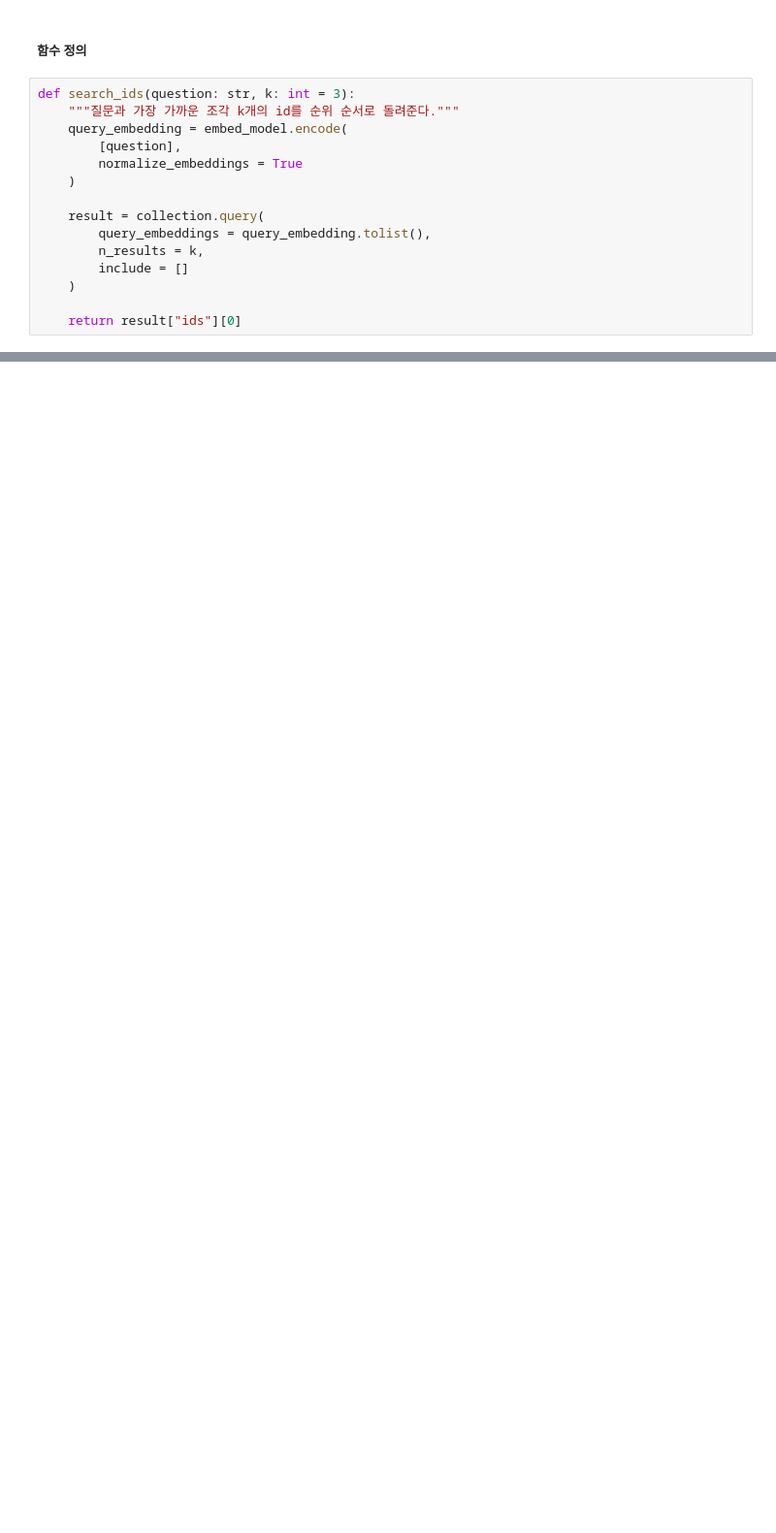
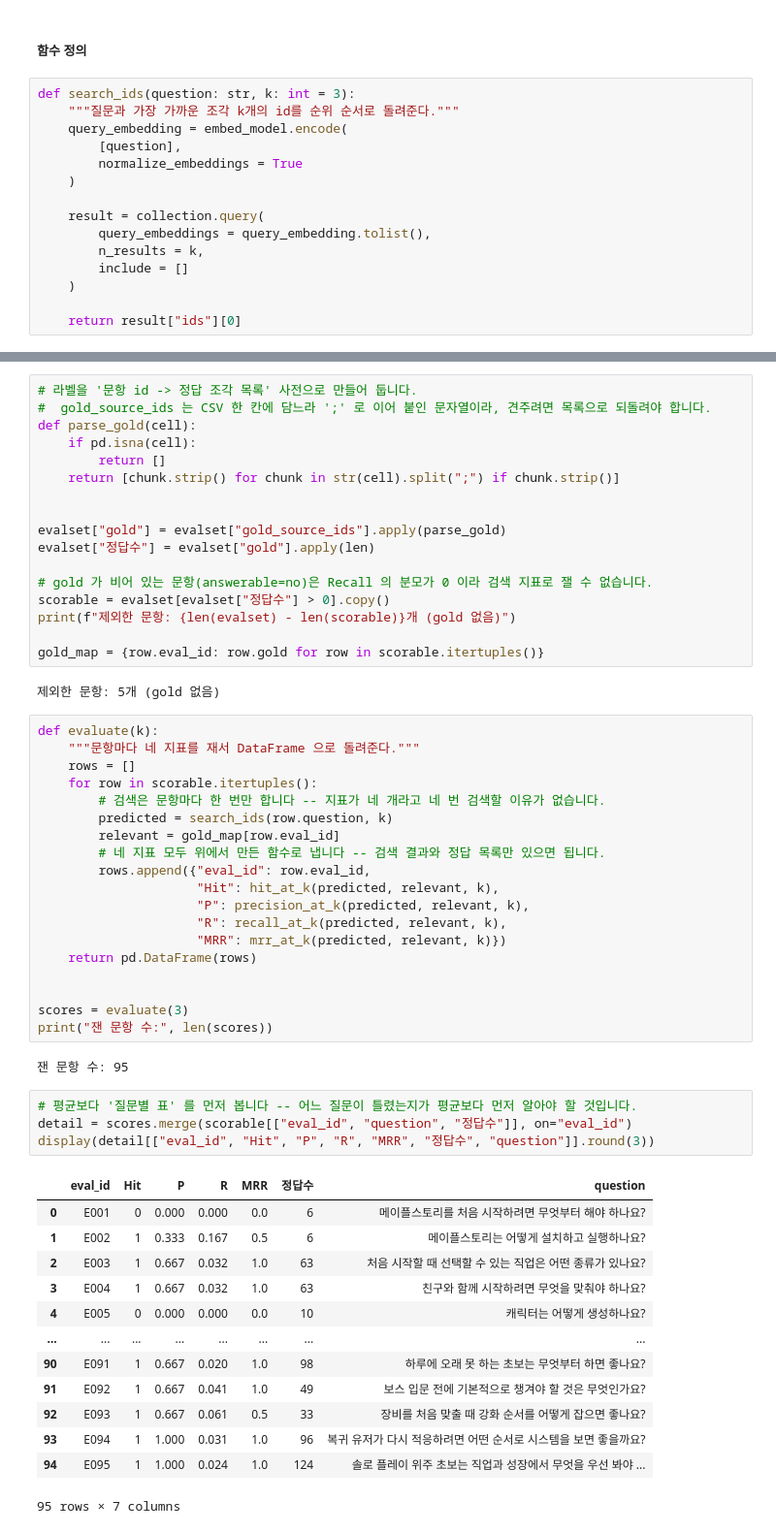
Before and after one commit to encore-ai-campus/mle-01-p1-team3, a Jupyter notebook: notebooks/evaluation_dataset.ipynb, the cells around one changed output, grey strips where cells are left out. Shown at 97% size. Saved outputs shown, nothing was run; the diff lists cells and outputs as text; blank space fills up the shorter version.

```diff
--- a/notebooks/evaluation_dataset.ipynb
+++ b/notebooks/evaluation_dataset.ipynb
@@ -160,0 +202,58 @@ Q-어떤 직업을 선택할 수 있나요? A-메이플스토리에는 전사 ·
+# %%
+# 라벨을 '문항 id -> 정답 조각 목록' 사전으로 만들어 둡니다.
+#  gold_source_ids 는 CSV 한 칸에 담느라 ';' 로 이어 붙인 문자열이라, 견주려면 목록으로 되돌려야 합니다.
+def parse_gold(cell):
+    if pd.isna(cell):
+        return []
+    return [chunk.strip() for chunk in str(cell).split(";") if chunk.strip()]
+
+
+evalset["gold"] = evalset["gold_source_ids"].apply(parse_gold)
+evalset["정답수"] = evalset["gold"].apply(len)
+
+# gold 가 비어 있는 문항(answerable=no)은 Recall 의 분모가 0 이라 검색 지표로 잴 수 없습니다.
+scorable = evalset[evalset["정답수"] > 0].copy()
+print(f"제외한 문항: {len(evalset) - len(scorable)}개 (gold 없음)")
+
+gold_map = {row.eval_id: row.gold for row in scorable.itertuples()}
+# %% [output]
+제외한 문항: 5개 (gold 없음)
+# %%
+def evaluate(k):
+    """문항마다 네 지표를 재서 DataFrame 으로 돌려준다."""
+    rows = []
+    for row in scorable.itertuples():
+        # 검색은 문항마다 한 번만 합니다 -- 지표가 네 개라고 네 번 검색할 이유가 없습니다.
+        predicted = search_ids(row.question, k)
+        relevant = gold_map[row.eval_id]
+        # 네 지표 모두 위에서 만든 함수로 냅니다 -- 검색 결과와 정답 목록만 있으면 됩니다.
+        rows.append({"eval_id": row.eval_id,
+                     "Hit": hit_at_k(predicted, relevant, k),
+                     "P": precision_at_k(predicted, relevant, k),
+                     "R": recall_at_k(predicted, relevant, k),
+                     "MRR": mrr_at_k(predicted, relevant, k)})
+    return pd.DataFrame(rows)
+
+
+scores = evaluate(3)
+print("잰 문항 수:", len(scores))
+# %% [output]
+잰 문항 수: 95
+# %%
+# 평균보다 '질문별 표' 를 먼저 봅니다 -- 어느 질문이 틀렸는지가 평균보다 먼저 알아야 할 것입니다.
+detail = scores.merge(scorable[["eval_id", "question", "정답수"]], on="eval_id")
+display(detail[["eval_id", "Hit", "P", "R", "MRR", "정답수", "question"]].round(3))
+# %% [output]
+|  | eval_id | Hit | P | R | MRR | 정답수 | question |
+| 0 | E001 | 0 | 0.000 | 0.000 | 0.0 | 6 | 메이플스토리를 처음 시작하려면 무엇부터 해야 하나요? |
+| 1 | E002 | 1 | 0.333 | 0.167 | 0.5 | 6 | 메이플스토리는 어떻게 설치하고 실행하나요? |
+| 2 | E003 | 1 | 0.667 | 0.032 | 1.0 | 63 | 처음 시작할 때 선택할 수 있는 직업은 어떤 종류가 있나요? |
+| 3 | E004 | 1 | 0.667 | 0.032 | 1.0 | 63 | 친구와 함께 시작하려면 무엇을 맞춰야 하나요? |
+| 4 | E005 | 0 | 0.000 | 0.000 | 0.0 | 10 | 캐릭터는 어떻게 생성하나요? |
+| ... | ... | ... | ... | ... | ... | ... | ... |
+| 90 | E091 | 1 | 0.667 | 0.020 | 1.0 | 98 | 하루에 오래 못 하는 초보는 무엇부터 하면 좋나요? |
+| 91 | E092 | 1 | 0.667 | 0.041 | 1.0 | 49 | 보스 입문 전에 기본적으로 챙겨야 할 것은 무엇인가요? |
+| 92 | E093 | 1 | 0.667 | 0.061 | 0.5 | 33 | 장비를 처음 맞출 때 강화 순서를 어떻게 잡으면 좋나요? |
+| 93 | E094 | 1 | 1.000 | 0.031 | 1.0 | 96 | 복귀 유저가 다시 적응하려면 어떤 순서로 시스템을 보면 좋을까요? |
+| 94 | E095 | 1 | 1.000 | 0.024 | 1.0 | 124 | 솔로 플레이 위주 초보는 직업과 성장에서 무엇을 우선 봐야 ... |
+95 rows × 7 columns
```
Also changed, not shown: parts of 6 cells of this notebook, 3 other files.
